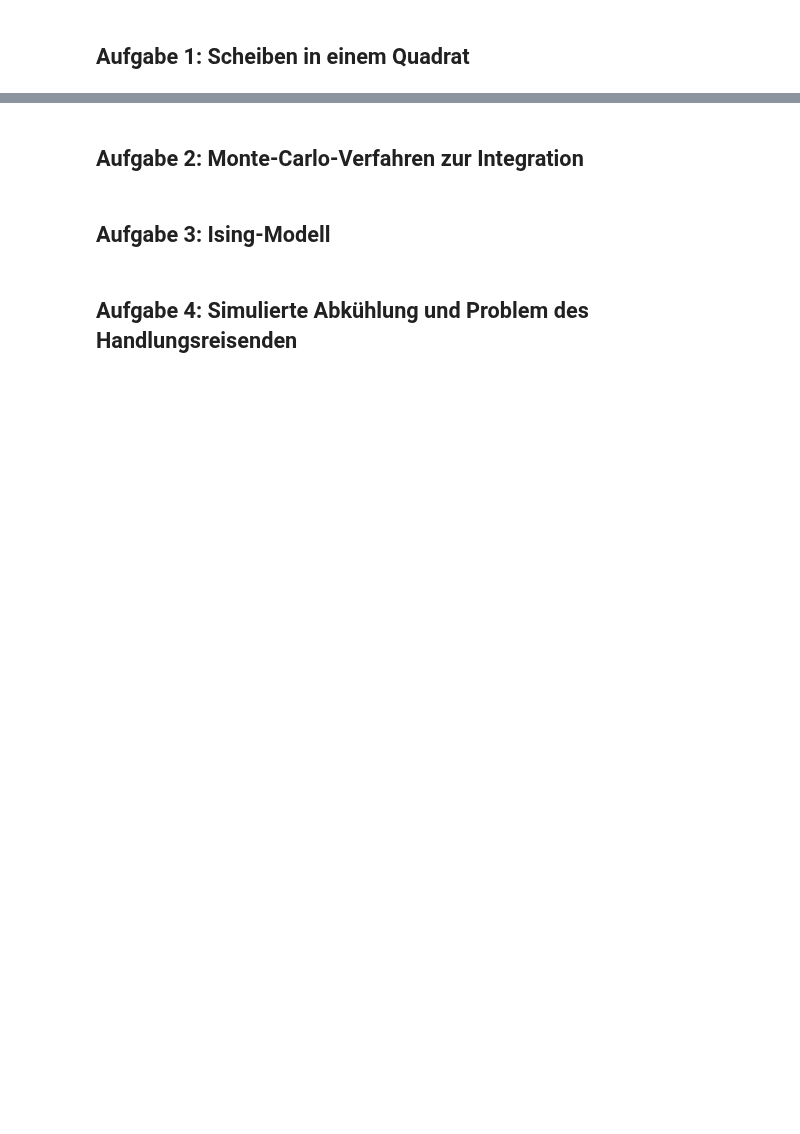
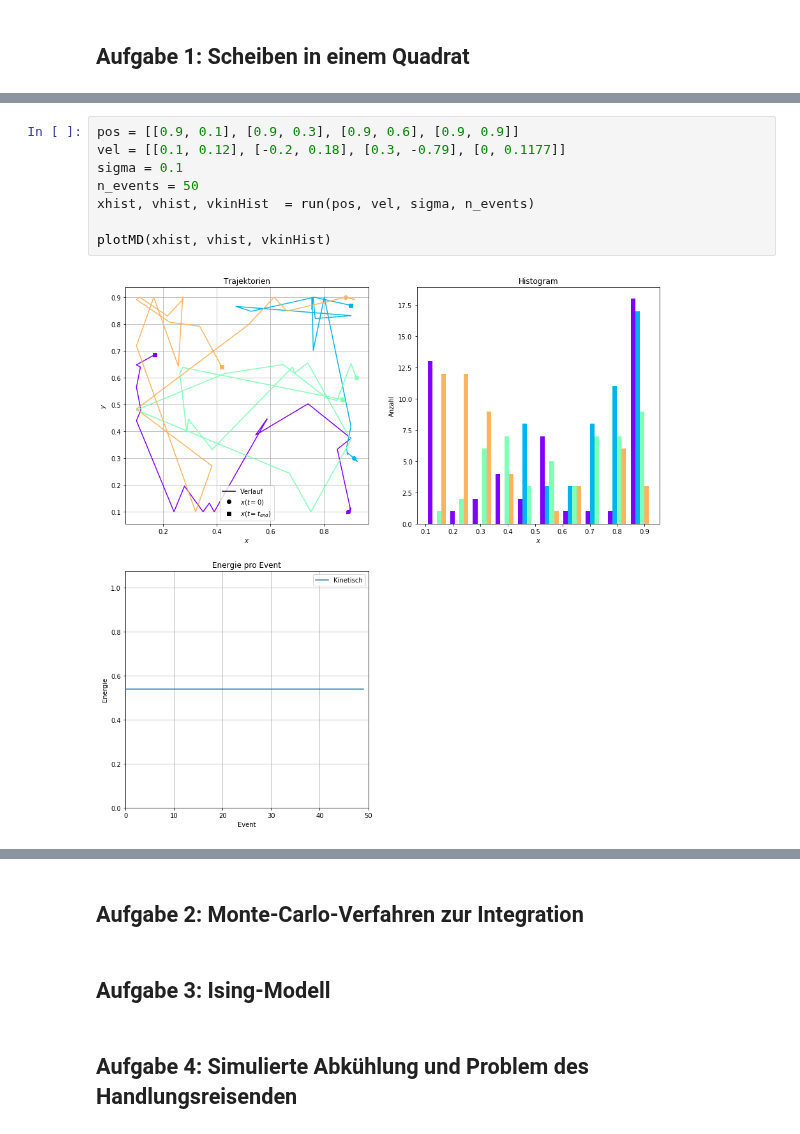
Before and after one commit to darenegade/modellbildung, a Jupyter notebook: Abgabe 4/Abgabe 4.ipynb, the cells around one changed output, grey strips where cells are left out. Cells and saved outputs as stored; diff of their text form; blank space fills up the shorter version.

```diff
--- a/Abgabe 4/Abgabe 4.ipynb
+++ b/Abgabe 4/Abgabe 4.ipynb
@@ -145,0 +147,10 @@ Text(0,0.5,'Anzahl')
+# %%
+pos = [[0.9, 0.1], [0.9, 0.3], [0.9, 0.6], [0.9, 0.9]]
+vel = [[0.1, 0.12], [-0.2, 0.18], [0.3, -0.79], [0, 0.1177]]
+sigma = 0.1
+n_events = 50
+xhist, vhist, vkinHist  = run(pos, vel, sigma, n_events)
+
+plotMD(xhist, vhist, vkinHist)
+# %% [output]
+[figure, added]
```
Also changed, not shown: parts of 3 cells of this notebook.
